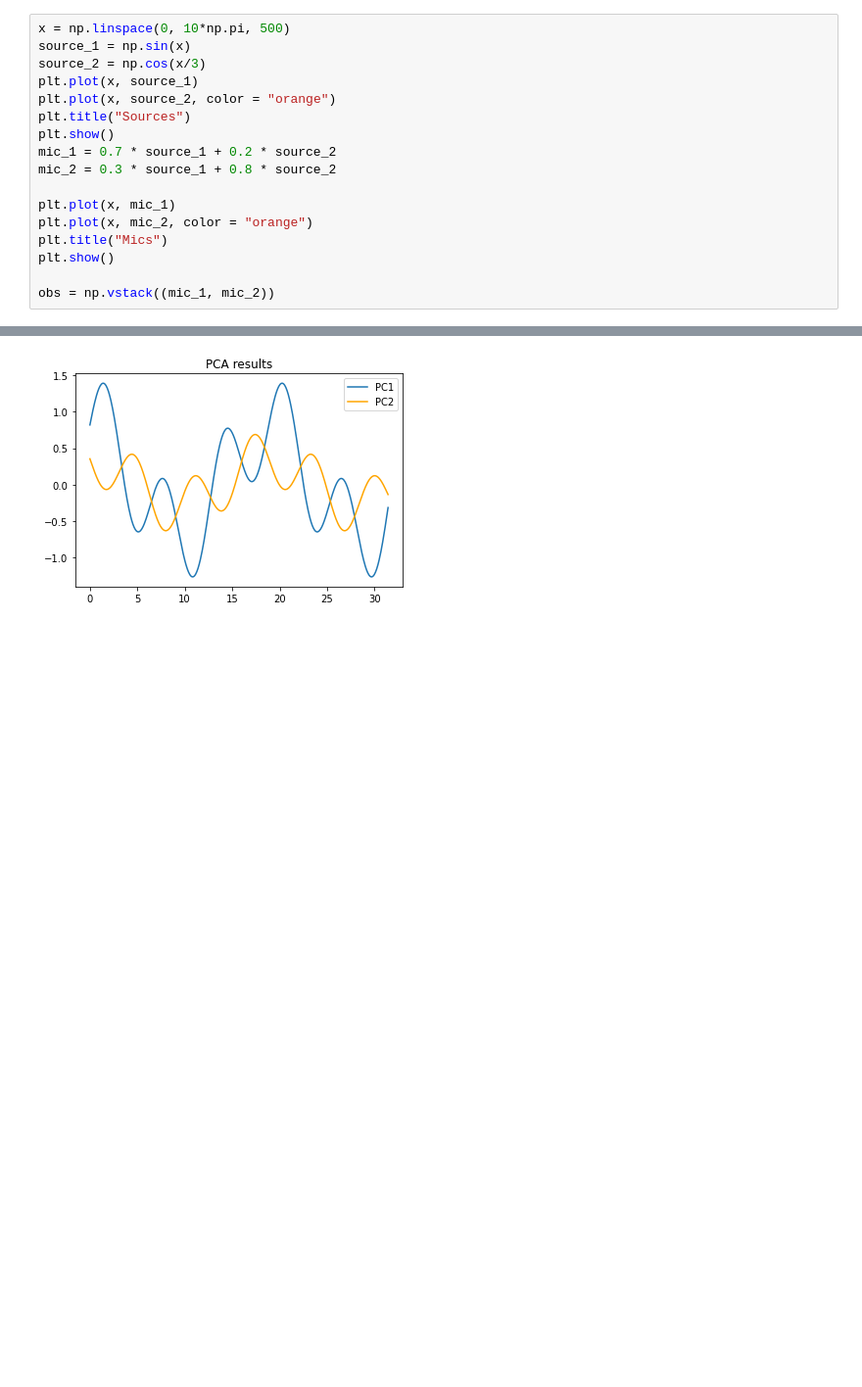
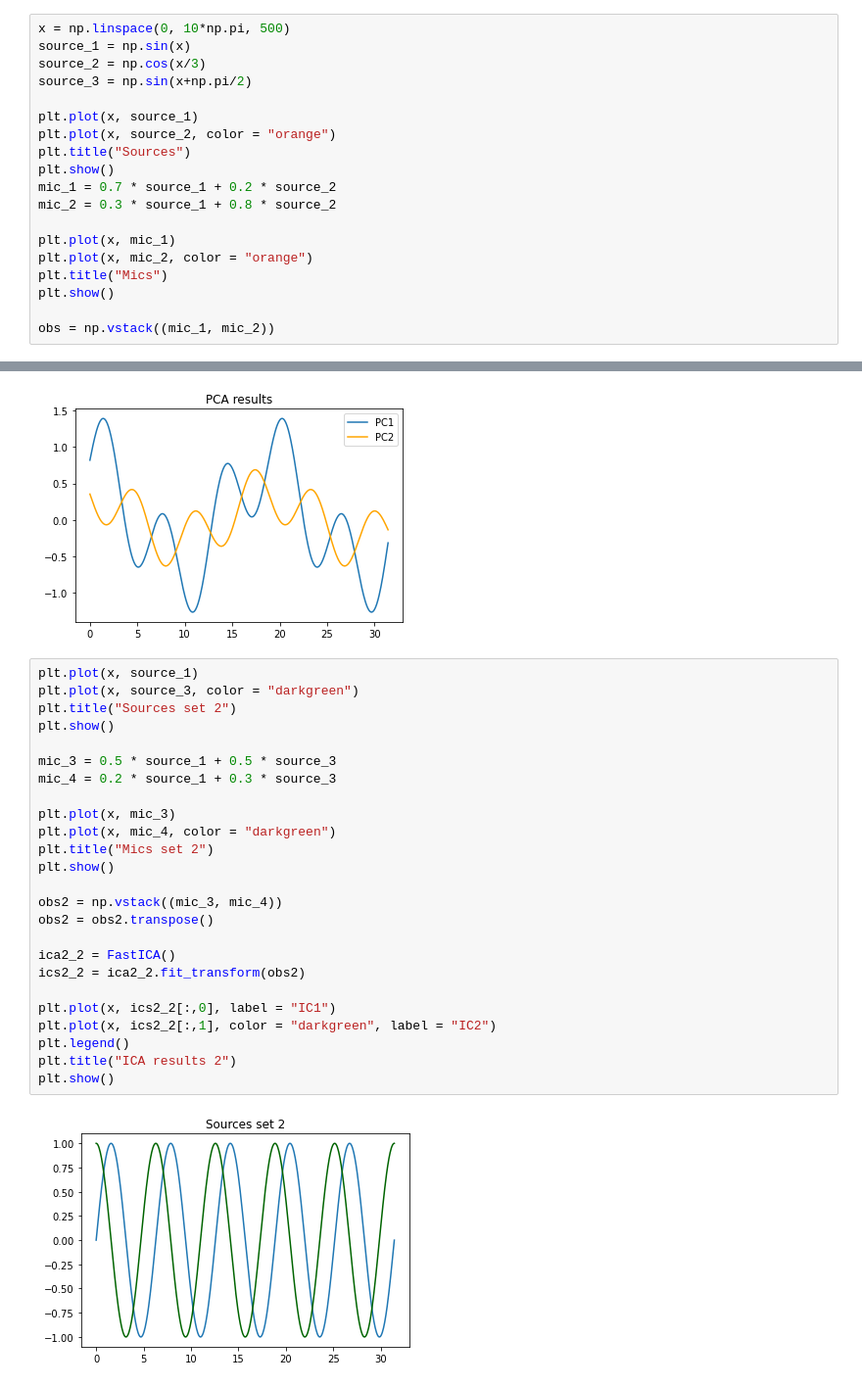
Before and after one commit to bingchen-wang/Machine-Learning-Notes, a Jupyter notebook: Machine Learning/Unsupervised Learning/Independent Component Analysis/Sklearn Implementation.ipynb, the cells around one changed output, grey strips where cells are left out. Shown: that part at 98% size. Saved outputs shown, nothing was run; the diff lists cells and outputs as text; blank space fills up the shorter version.

```diff
--- a/Machine Learning/Unsupervised Learning/Independent Component Analysis/Sklearn Implementation.ipynb
+++ b/Machine Learning/Unsupervised Learning/Independent Component Analysis/Sklearn Implementation.ipynb
@@ -109,6 +109,8 @@ plt.show()
 x = np.linspace(0, 10*np.pi, 500)
 source_1 = np.sin(x)
 source_2 = np.cos(x/3)
+source_3 = np.sin(x+np.pi/2)
+
 plt.plot(x, source_1)
 plt.plot(x, source_2, color = "orange")
 plt.title("Sources")
@@ -149,3 +151,30 @@ plt.title("PCA results")
 plt.show()
 # %% [output]
 [figure]
+# %%
+plt.plot(x, source_1)
+plt.plot(x, source_3, color = "darkgreen")
+plt.title("Sources set 2")
+plt.show()
+
+mic_3 = 0.5 * source_1 + 0.5 * source_3
+mic_4 = 0.2 * source_1 + 0.3 * source_3
+
+plt.plot(x, mic_3)
+plt.plot(x, mic_4, color = "darkgreen")
+plt.title("Mics set 2")
+plt.show()
+
+obs2 = np.vstack((mic_3, mic_4))
+obs2 = obs2.transpose()
+
+ica2_2 = FastICA()
+ics2_2 = ica2_2.fit_transform(obs2)
+
+plt.plot(x, ics2_2[:,0], label = "IC1")
+plt.plot(x, ics2_2[:,1], color = "darkgreen", label = "IC2")
+plt.legend()
+plt.title("ICA results 2")
+plt.show()
+# %% [output]
+[figure, added]
```
Also changed, not shown: parts of 1 cell of this notebook.
